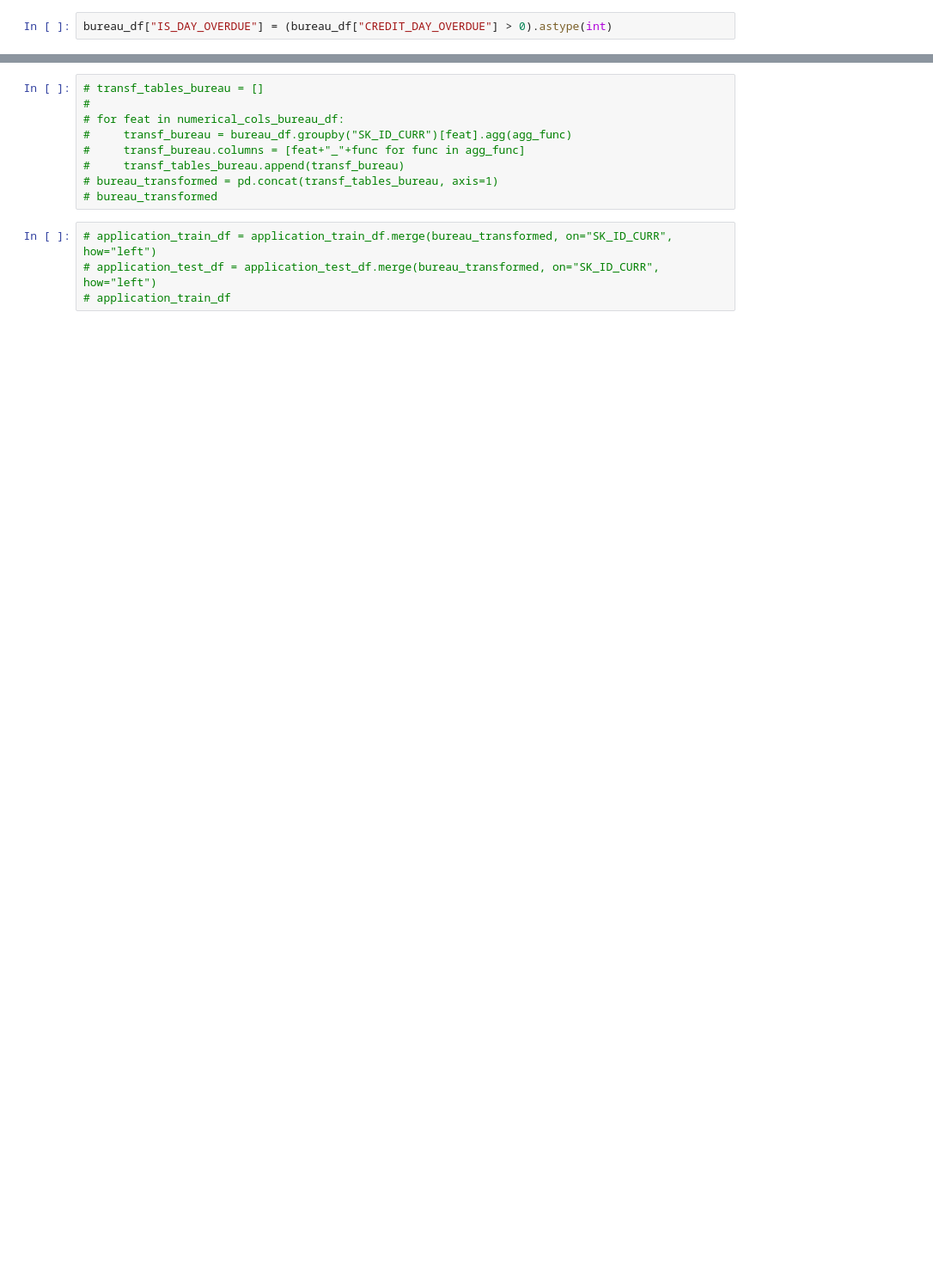
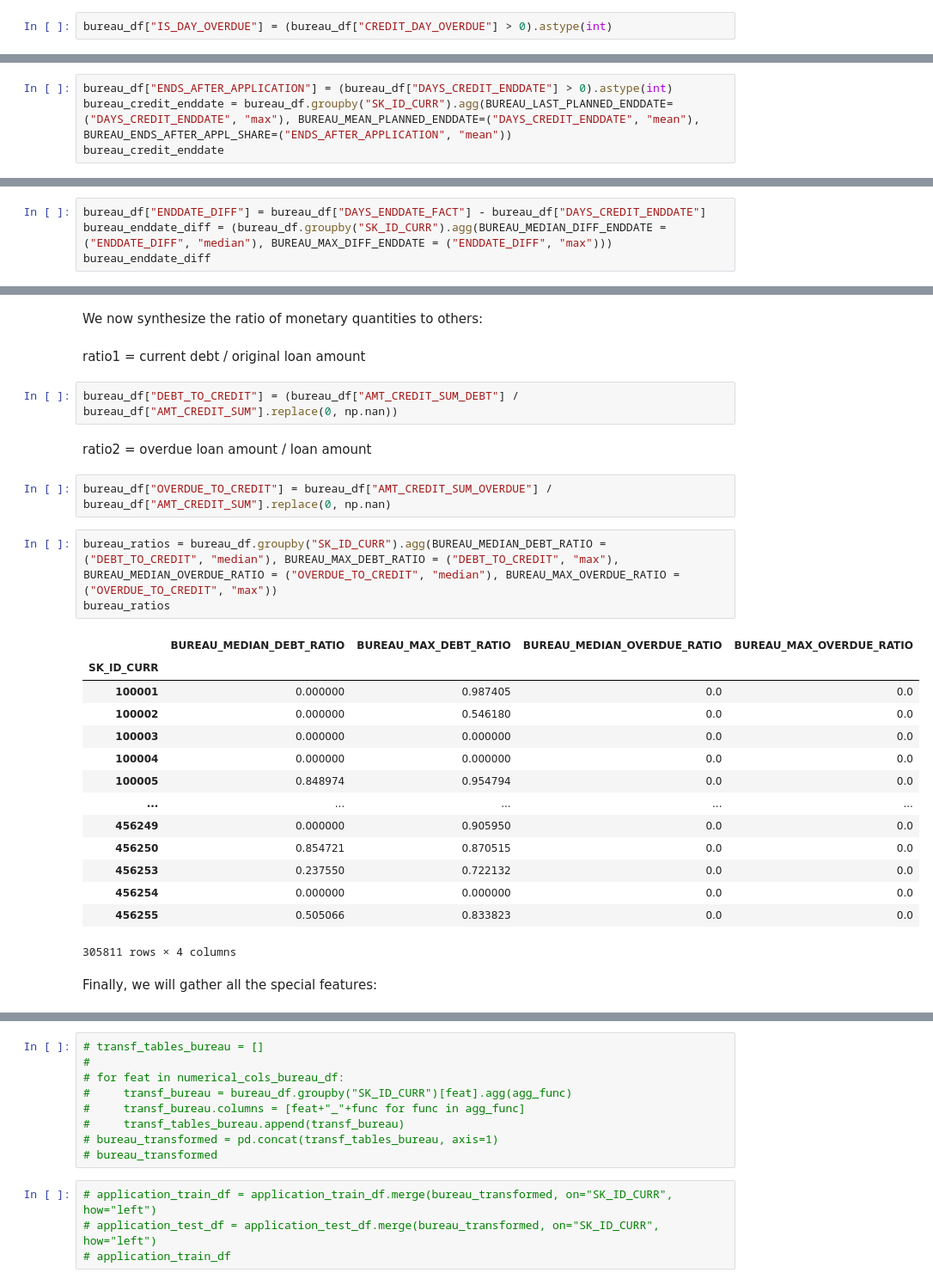
Before and after one commit to USL99/home-credit-default-risk, a Jupyter notebook: notebooks/03_feature_engineering.ipynb, the cells around one changed output, grey strips where cells are left out. Shown at 86% size. Cells and saved outputs as stored; diff of their text form; blank space fills up the shorter version.

```diff
--- a/notebooks/03_feature_engineering.ipynb
+++ b/notebooks/03_feature_engineering.ipynb
@@ -192,0 +355,4 @@ def make_numerical_feat():
+# %%
+bureau_df["ENDS_AFTER_APPLICATION"] = (bureau_df["DAYS_CREDIT_ENDDATE"] > 0).astype(int)
+bureau_credit_enddate = bureau_df.groupby("SK_ID_CURR").agg(BUREAU_LAST_PLANNED_ENDDATE=("DAYS_CREDIT_ENDDATE", "max"), BUREAU_MEAN_PLANNED_ENDDATE=("DAYS_CREDIT_ENDDATE", "mean"), BUREAU_ENDS_AFTER_APPL_SHARE=("ENDS_AFTER_APPLICATION", "mean"))
+bureau_credit_enddate
@@ -192,0 +394,4 @@ def make_numerical_feat():
+# %%
+bureau_df["ENDDATE_DIFF"] = bureau_df["DAYS_ENDDATE_FACT"] - bureau_df["DAYS_CREDIT_ENDDATE"]
+bureau_enddate_diff = (bureau_df.groupby("SK_ID_CURR").agg(BUREAU_MEDIAN_DIFF_ENDDATE = ("ENDDATE_DIFF", "median"), BUREAU_MAX_DIFF_ENDDATE = ("ENDDATE_DIFF", "max")))
+bureau_enddate_diff
@@ -192,0 +431,30 @@ def make_numerical_feat():
+# %% [markdown]
+We now synthesize the ratio of monetary quantities to others:
+# %% [markdown]
+ratio1 = current debt / original loan amount
+# %%
+bureau_df["DEBT_TO_CREDIT"] = (bureau_df["AMT_CREDIT_SUM_DEBT"] / bureau_df["AMT_CREDIT_SUM"].replace(0, np.nan))
+# %% [markdown]
+ratio2 = overdue loan amount / loan amount
+# %%
+bureau_df["OVERDUE_TO_CREDIT"] = bureau_df["AMT_CREDIT_SUM_OVERDUE"] / bureau_df["AMT_CREDIT_SUM"].replace(0, np.nan)
+# %%
+bureau_ratios = bureau_df.groupby("SK_ID_CURR").agg(BUREAU_MEDIAN_DEBT_RATIO = ("DEBT_TO_CREDIT", "median"), BUREAU_MAX_DEBT_RATIO = ("DEBT_TO_CREDIT", "max"), BUREAU_MEDIAN_OVERDUE_RATIO = ("OVERDUE_TO_CREDIT", "median"), BUREAU_MAX_OVERDUE_RATIO = ("OVERDUE_TO_CREDIT", "max"))
+bureau_ratios
+# %% [output]
+|  | BUREAU_MEDIAN_DEBT_RATIO | BUREAU_MAX_DEBT_RATIO | BUREAU_MEDIAN_OVERDUE_RATIO | BUREAU_MAX_OVERDUE_RATIO |
+| SK_ID_CURR |  |  |  |  |
+| 100001 | 0.000000 | 0.987405 | 0.0 | 0.0 |
+| 100002 | 0.000000 | 0.546180 | 0.0 | 0.0 |
+| 100003 | 0.000000 | 0.000000 | 0.0 | 0.0 |
+| 100004 | 0.000000 | 0.000000 | 0.0 | 0.0 |
+| 100005 | 0.848974 | 0.954794 | 0.0 | 0.0 |
+| ... | ... | ... | ... | ... |
+| 456249 | 0.000000 | 0.905950 | 0.0 | 0.0 |
+| 456250 | 0.854721 | 0.870515 | 0.0 | 0.0 |
+| 456253 | 0.237550 | 0.722132 | 0.0 | 0.0 |
+| 456254 | 0.000000 | 0.000000 | 0.0 | 0.0 |
+| 456255 | 0.505066 | 0.833823 | 0.0 | 0.0 |
+305811 rows × 4 columns
+# %% [markdown]
+Finally, we will gather all the special features:
```
Also changed, not shown: parts of 62 cells of this notebook.
